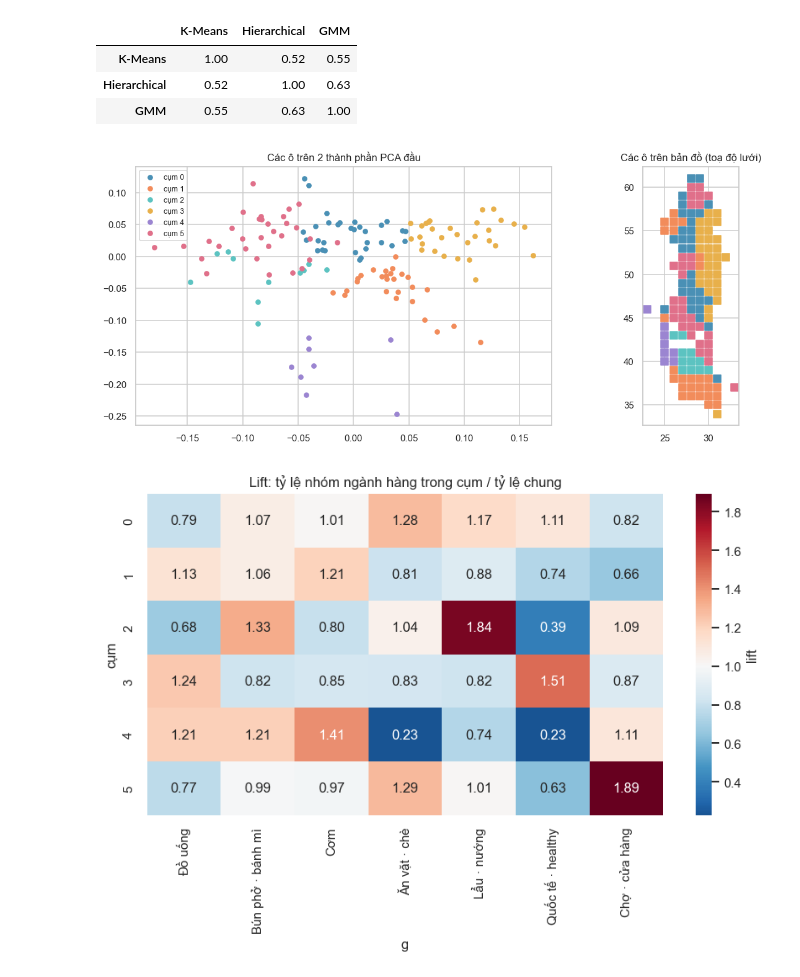
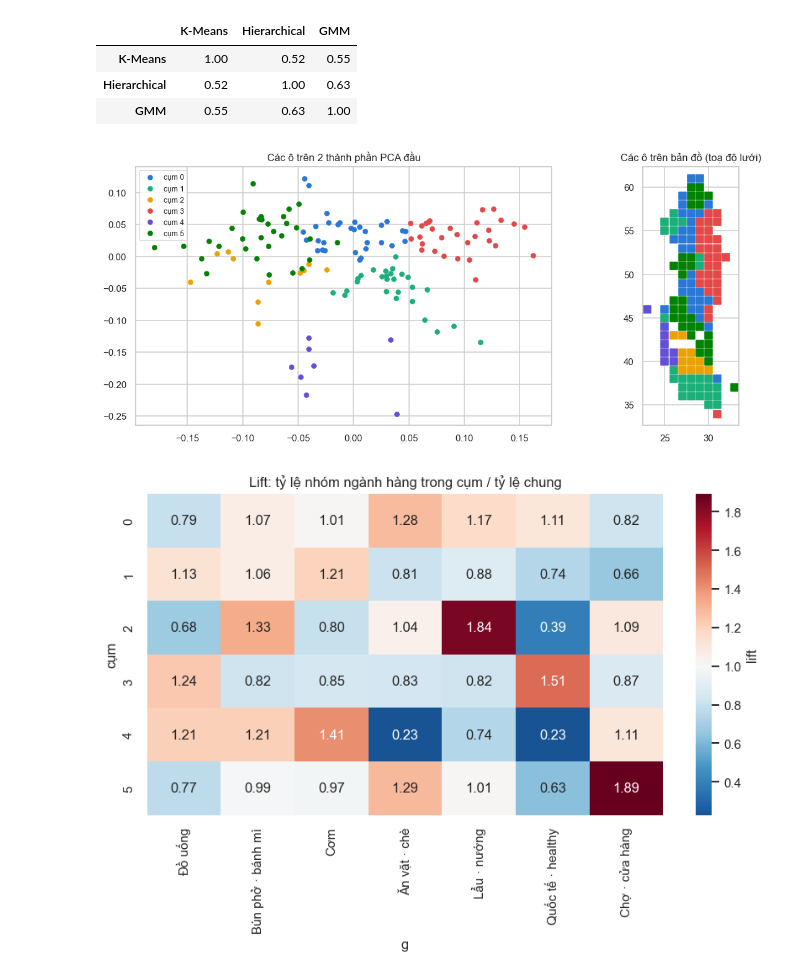
Before and after one commit to bngbtran/HaiChau-Hotspots, a Jupyter notebook: HaiChau_Hotspots.ipynb, the cells around one changed output. Drawn from its saved outputs; the diff is of its cells as text; code cells hidden in the pictures.

```diff
--- a/HaiChau_Hotspots.ipynb
+++ b/HaiChau_Hotspots.ipynb
@@ -460,16 +460,16 @@ ARI giữa các mô hình ở k = 6 (1 = chia giống hệt, 0 = ngẫu nhiên)
 | GMM | 0.55 | 0.63 | 1.00 |
 # %%
 fig, ax = plt.subplots(1, 2, figsize=(12, 4.6))
-pal = ["#4A90B5", "#F28C5B", "#5CC3C1", "#E8B04B", "#9B85D1", "#E0708A", "#7DB46C", "#6C8FD8"]
+pal = ["#2a78d6", "#1baf7a", "#eda100", "#e34948", "#6250d6", "#008300", "#e87ba4", "#eb6834"]
 for c in range(K):
     m = label == c
     ax[0].scatter(Z[m, 0], Z[m, 1], s=22, color=pal[c], label=f"cụm {c}")
     ax[1].scatter(cells.cx[m], cells.cy[m], s=60, marker="s", color=pal[c])
 ax[0].set_title("Các ô trên 2 thành phần PCA đầu"); ax[0].legend(fontsize=8)
 ax[1].set_title("Các ô trên bản đồ (toạ độ lưới)"); ax[1].set_aspect("equal")
 plt.tight_layout(); plt.show()
 # %% [output]
-[figure, old version]
+[figure, new version]
 # %%
 # Hồ sơ cụm dựa trên số đếm THÔ (không làm mượt) để diễn giải trung thực
 city_share = raw.sum() / raw.values.sum()
```
Also changed, not shown: parts of 2 cells of this notebook, 2 other files.
